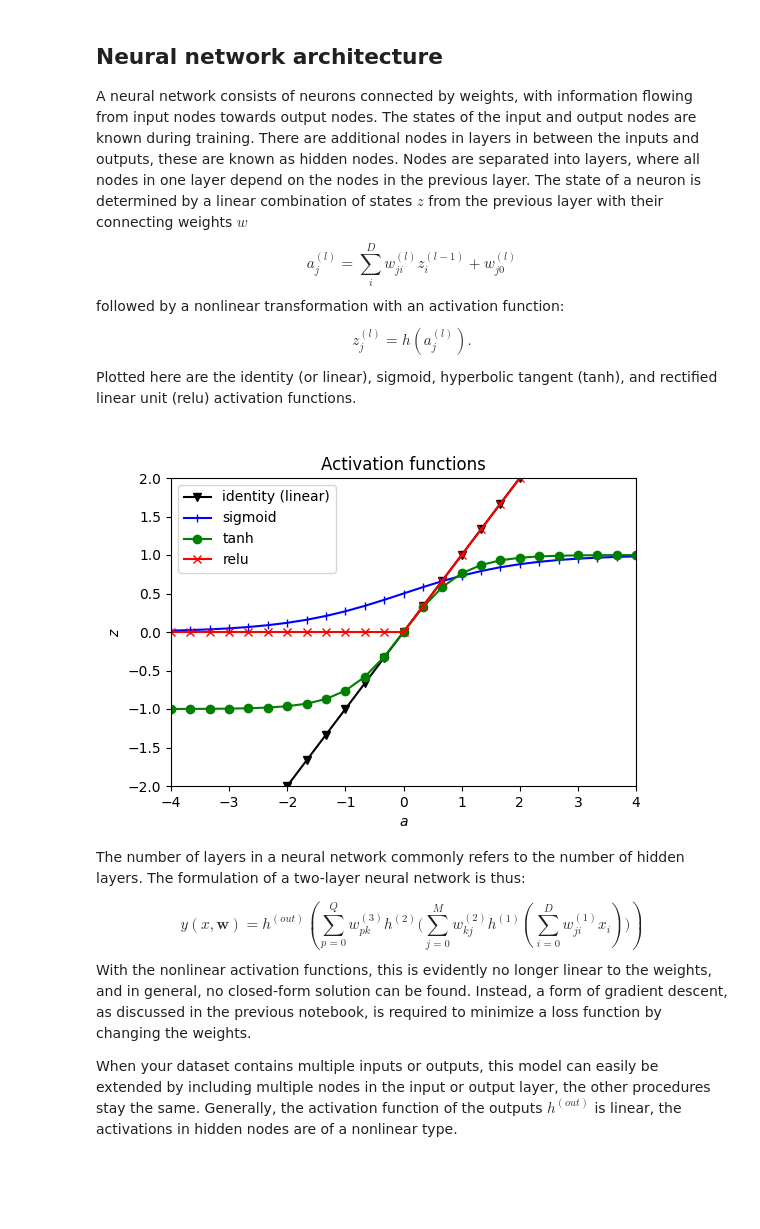
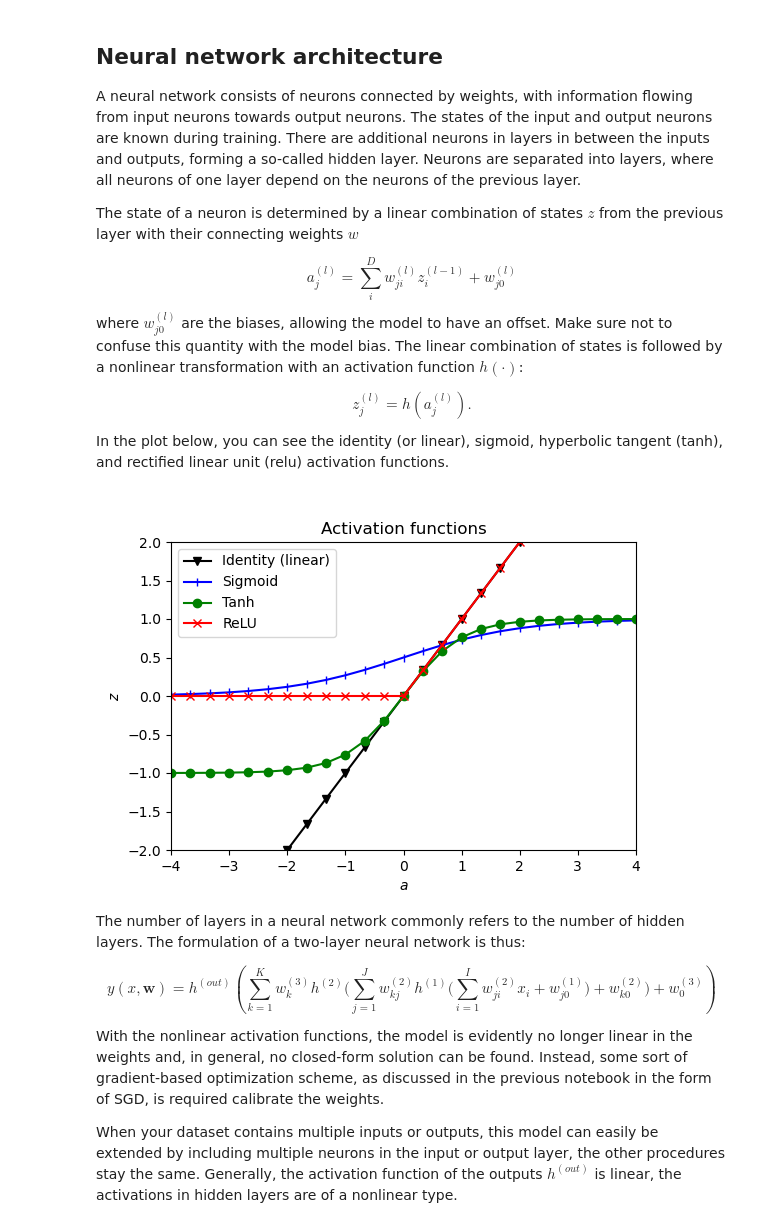
Before and after one commit to annepoot/mude, a Jupyter notebook: notebook_05_NN.ipynb, the cells around one changed output. Saved outputs shown, nothing was run; the diff lists cells and outputs as text; code cells hidden in the pictures; blank space fills up the shorter version.

```diff
--- a/notebook_05_NN.ipynb
+++ b/notebook_05_NN.ipynb
@@ -52,42 +54,52 @@ def f_data(epsilon=0.7, N=100, **kwargs):
     return x, t
 # %% [markdown]
 ## Neural network architecture
-A neural network consists of neurons connected by weights, with information flowing from input nodes towards output nodes. The states of the input and output nodes are known during training. There are additional nodes in layers in between the inputs and outputs, these are known as hidden nodes. Nodes are separated into layers, where all nodes in one layer depend on the nodes in the previous layer.
+A neural network consists of neurons connected by weights, with information flowing from input neurons towards output neurons. The states of the input and output neurons are known during training. There are additional neurons in layers in between the inputs and outputs, forming a so-called hidden layer. Neurons are separated into layers, where all neurons of one layer depend on the neurons of the previous layer.
+
 The state of a neuron is determined by a linear combination of states $z$ from the previous layer with their connecting weights $w$
-$$ a^{(l)}_{j} = \sum_{i}^{D} w_{ji}^{(l)} z_{i}^{(l-1)} + w_{j0}^{(l)}  $$
-followed by a nonlinear transformation with an activation function:
-$$ z^{(l)}_{j} = h(a^{(l)}_{j}).  $$
 
-Plotted here are the identity (or linear), sigmoid, hyperbolic tangent (tanh), and rectified linear unit (relu) activation functions.
+$$
+a^{(l)}_{j} = \sum_{i}^{D} w_{ji}^{(l)} z_{i}^{(l-1)} + w_{j0}^{(l)}
+$$
+
+where $w_{j0}^{(l)}$ are the biases, allowing the model to have an offset. Make sure not to confuse this quantity with the model bias. The linear combination of states is followed by a nonlinear transformation with an activation function $h(\cdot)$:
+
+$$
+z^{(l)}_{j} = h(a^{(l)}_{j}).
+$$
+
+In the plot below, you can see the identity (or linear), sigmoid, hyperbolic tangent (tanh), and rectified linear unit (relu) activation functions.
 # %%
 x = np.linspace(-4, 4, 25)
 
 # Compute activation functions
 identity = x
-sigmoid = [1/(1+np.exp(-x)) for x in x]
+sigmoid = [1 / (1 + np.exp(-x)) for x in x]
 tanh = np.tanh(x)
 relu = [max(0, x) for x in x]
 
 # Plot figure
 plt.figure(figsize=(6,4))
-plt.plot(x, identity, 'k-v',label='identity (linear)')
-plt.plot(x, sigmoid, 'b-|',label='sigmoid')
-plt.plot(x, tanh, 'g-o',label='tanh')
-plt.plot(x, relu, 'r-x', label='relu') # c='red', linestyle=(0, (20, 30)),label='relu')
+plt.plot(x, identity, 'k-v',label='Identity (linear)')
+plt.plot(x, sigmoid, 'b-|',label='Sigmoid')
+plt.plot(x, tanh, 'g-o',label='Tanh')
+plt.plot(x, relu, 'r-x', label='ReLU') # c='red', linestyle=(0, (20, 30)),label='relu')
 plt.xlim(-4, 4)
 plt.ylim(-2, 2)
 plt.xlabel('$a$')
 plt.ylabel('$z$')
 plt.title('Activation functions')
 plt.legend()
 plt.show()
 # %% [output]
-[figure, old version]
+[figure, new version]
 # %% [markdown]
 The number of layers in a neural network commonly refers to the number of hidden layers. The formulation of a two-layer neural network is thus:
 
+$$
+y(x, \mathbf{w}) = h^{(out)} \left( \sum_{k=1}^{K} w_{k}^{(3)} h^{(2)} \bigg( \sum_{j=1}^{J} w_{kj}^{(2)} h^{(1)} \Big( \sum_{i=1}^{I} w_{ji}^{(2)} x_i + w_{j0}^{(1)} \Big) + w_{k0}^{(2)} \bigg) + w_{0}^{(3)} \right)
+$$
 
-$$ y(x, \mathbf{w}) = h^{(out)} \left( \sum_{p=0}^{Q} w_{pk}^{(3)} h^{(2)} \big( \sum_{j=0}^{M} w_{kj}^{(2)} h^{(1)} ( \sum_{i=0}^{D} w_{ji}^{(1)} x_i ) \big) \right) $$
-With the nonlinear activation functions, this is evidently no longer linear to the weights, and in general, no closed-form solution can be found. Instead, a form of gradient descent, as discussed in the previous notebook, is required to minimize a loss function by changing the weights.
+With the nonlinear activation functions, the model is evidently no longer linear in the weights and, in general, no closed-form solution can be found. Instead, some sort of gradient-based optimization scheme, as discussed in the previous notebook in the form of SGD, is required calibrate the weights.
 
-When your dataset contains multiple inputs or outputs, this model can easily be extended by including multiple nodes in the input or output layer, the other procedures stay the same. Generally, the activation function of the outputs $h^{(out)}$ is linear, the activations in hidden nodes are of a nonlinear type.
+When your dataset contains multiple inputs or outputs, this model can easily be extended by including multiple neurons in the input or output layer, the other procedures stay the same. Generally, the activation function of the outputs $h^{(out)}$ is linear, the activations in hidden layers are of a nonlinear type.
```
Also changed, not shown: parts of 12 cells of this notebook.
